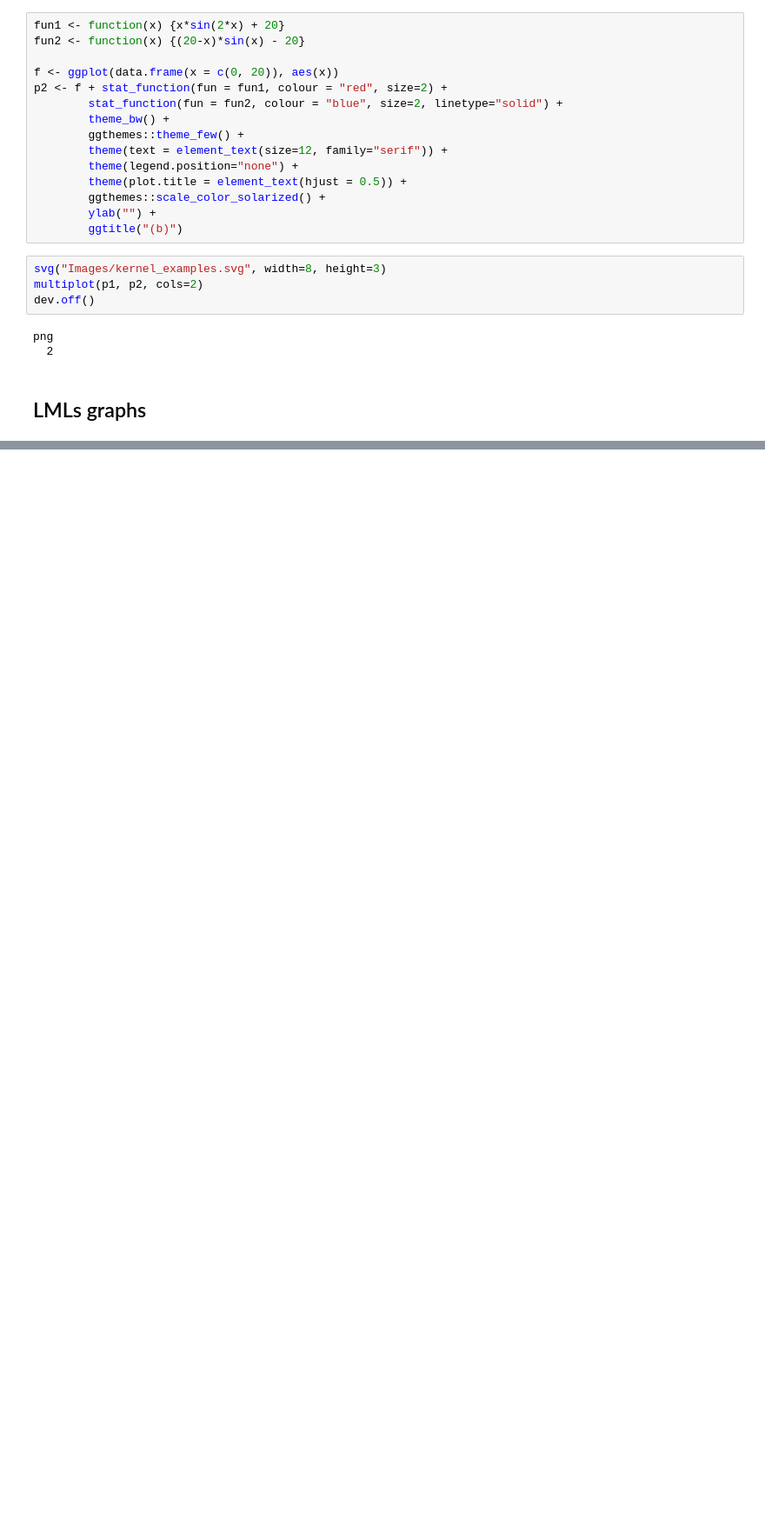
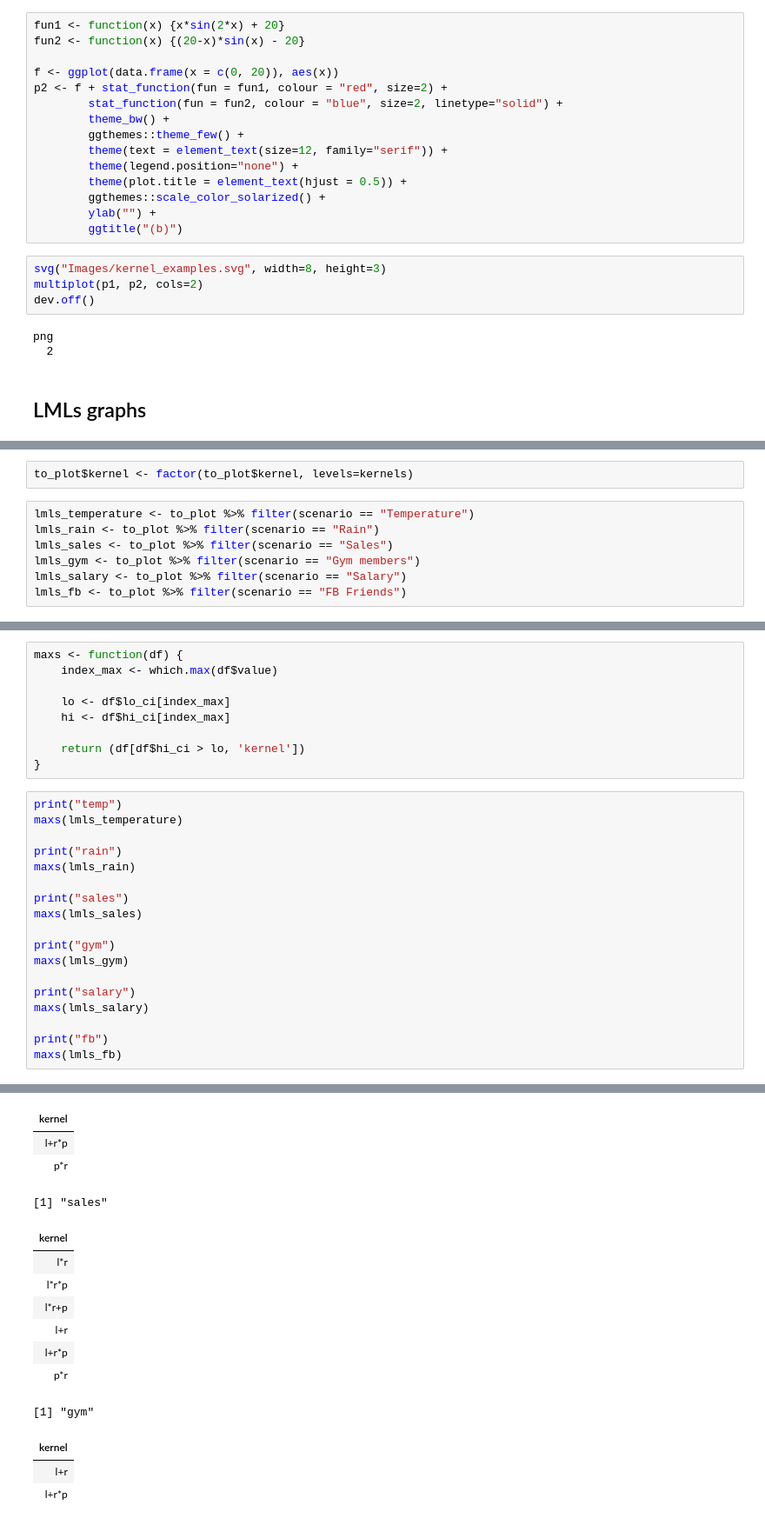
Before and after one commit to ericschulz/compforca, a Jupyter notebook: Data analysis/Analysis.ipynb, the cells around one changed output, grey strips where cells are left out. Shown at 87% size. Drawn from its saved outputs; the diff is of its cells as text; blank space fills up the shorter version.

```diff
--- a/Data analysis/Analysis.ipynb
+++ b/Data analysis/Analysis.ipynb
@@ -1143,0 +1241,9 @@ png
+# %%
+to_plot$kernel <- factor(to_plot$kernel, levels=kernels)
+# %%
+lmls_temperature <- to_plot %>% filter(scenario == "Temperature")
+lmls_rain <- to_plot %>% filter(scenario == "Rain")
+lmls_sales <- to_plot %>% filter(scenario == "Sales")
+lmls_gym <- to_plot %>% filter(scenario == "Gym members")
+lmls_salary <- to_plot %>% filter(scenario == "Salary")
+lmls_fb <- to_plot %>% filter(scenario == "FB Friends")
@@ -1143,0 +1287,28 @@ png
+# %%
+maxs <- function(df) {
+    index_max <- which.max(df$value)
+
+    lo <- df$lo_ci[index_max]
+    hi <- df$hi_ci[index_max]
+
+    return (df[df$hi_ci > lo, 'kernel'])
+}
+# %%
+print("temp")
+maxs(lmls_temperature)
+
+print("rain")
+maxs(lmls_rain)
+
+print("sales")
+maxs(lmls_sales)
+
+print("gym")
+maxs(lmls_gym)
+
+print("salary")
+maxs(lmls_salary)
+
+print("fb")
+maxs(lmls_fb)
+# %% [output]
@@ -1143,0 +1322,15 @@ png
+| kernel |
+| l+r*p |
+| p*r |
+[1] "sales"
+| kernel |
+| l*r |
+| l*r*p |
+| l*r+p |
+| l+r |
+| l+r*p |
+| p*r |
+[1] "gym"
+| kernel |
+| l+r |
+| l+r*p |
```
Also changed, not shown: parts of 13 cells of this notebook, 5 other files.
